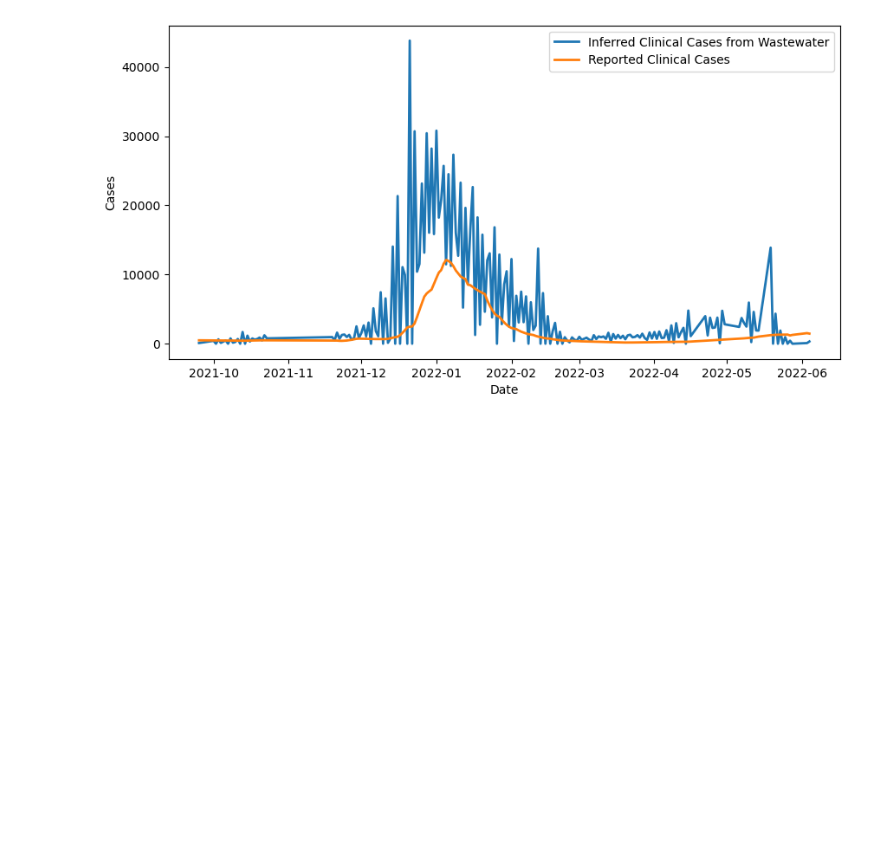
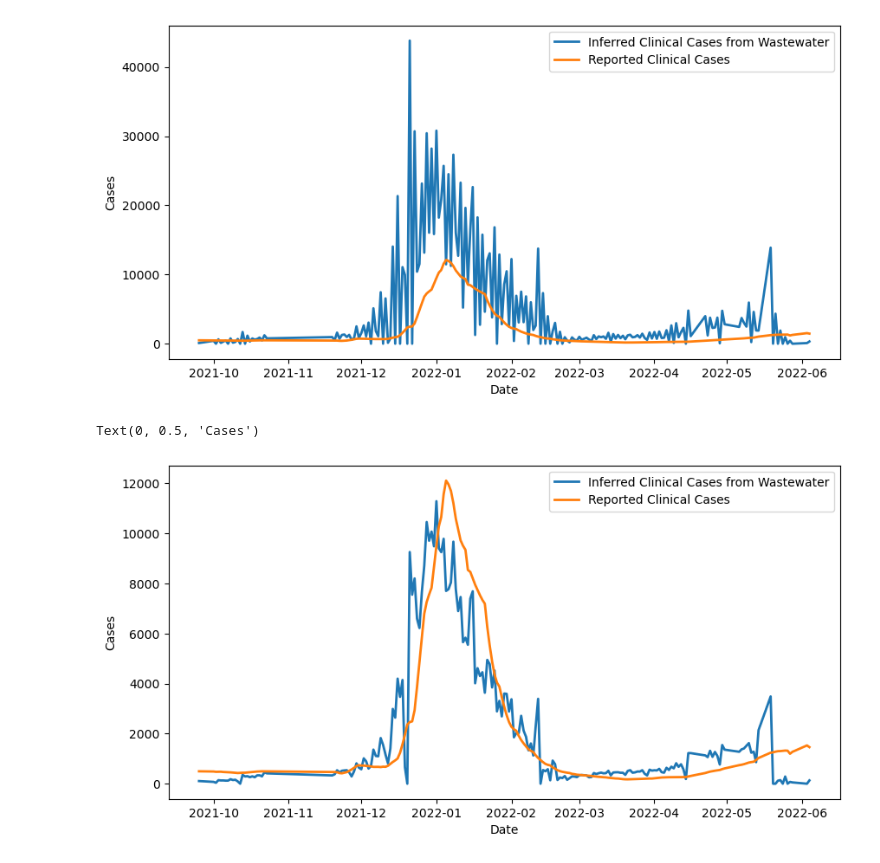
Before and after one commit to elizabethmurphy24/Wastewater-Surveillence, a Jupyter notebook: shedding.ipynb, the cells around one changed output. Saved outputs shown, nothing was run; the diff lists cells and outputs as text; code cells hidden in the pictures; blank space fills up the shorter version.

```diff
--- a/shedding.ipynb
+++ b/shedding.ipynb
@@ -268,6 +268,52 @@ plt.ylabel('Cases')
 # %% [output]
 Text(0, 0.5, 'Cases')
 [figure]
+# %%
+# 1. Inverting the shedding kernel, then just using regular convolution - normalizing S & VL
+from numpy.fft import fft, ifft
+
+# previously estimated kernel
+S = x.value
+S = S / S.sum()
+
+# viral load
+VL = cdf['Mean viral gene copies/L'].values
+VL = VL[F:(len(VL)-N+F)]
+VL = VL / np.mean(VL) * np.mean(Y)
+
+def inverse(VL, S, lambda_reg=0.01):
+    length = len(VL) - len(S)
+
+    # pad kernel to match length
+    S_pad = np.pad(S, (0, length), mode='constant')
+
+    # fast fourier transformation (FFT)
+    VL_fft = fft(VL)
+    S_fft = fft(S_pad)
+
+    # C = ( H^T H + lambda^2 I )^-1 H^T y  =  H^T y / H^T H + lambda^2 I
+    H = S_fft # shedding kernel (Fourier transformed)
+    H_T = np.conj(H) # conjugate of the kernel acts like the transpose
+    y = VL_fft # observed viral load (Fourier transformed)
+    C = (H_T * y) / (H_T * H + lambda_reg)
+
+    C = np.real(ifft(C))
+    C[C < 0] = 0
+    return C
+
+C = inverse(VL, S)
+
+C_dates_inv = C_dates[:len(C)]
+
+plt.figure(figsize=(10, 5))
+plt.plot(C_dates_inv, C, label='Inferred Clinical Cases from Wastewater', linewidth=2)
+plt.plot(C_dates, Y[:len(C)], label='Reported Clinical Cases', linewidth=2)
+plt.legend()
+plt.xlabel('Date')
+plt.ylabel('Cases')
+# %% [output]
+Text(0, 0.5, 'Cases')
+[figure, added]
 # %%
 # 2. Performing the linear solve with a nonnegativity constraint
 
```
Also changed, not shown: parts of 2 cells of this notebook.
